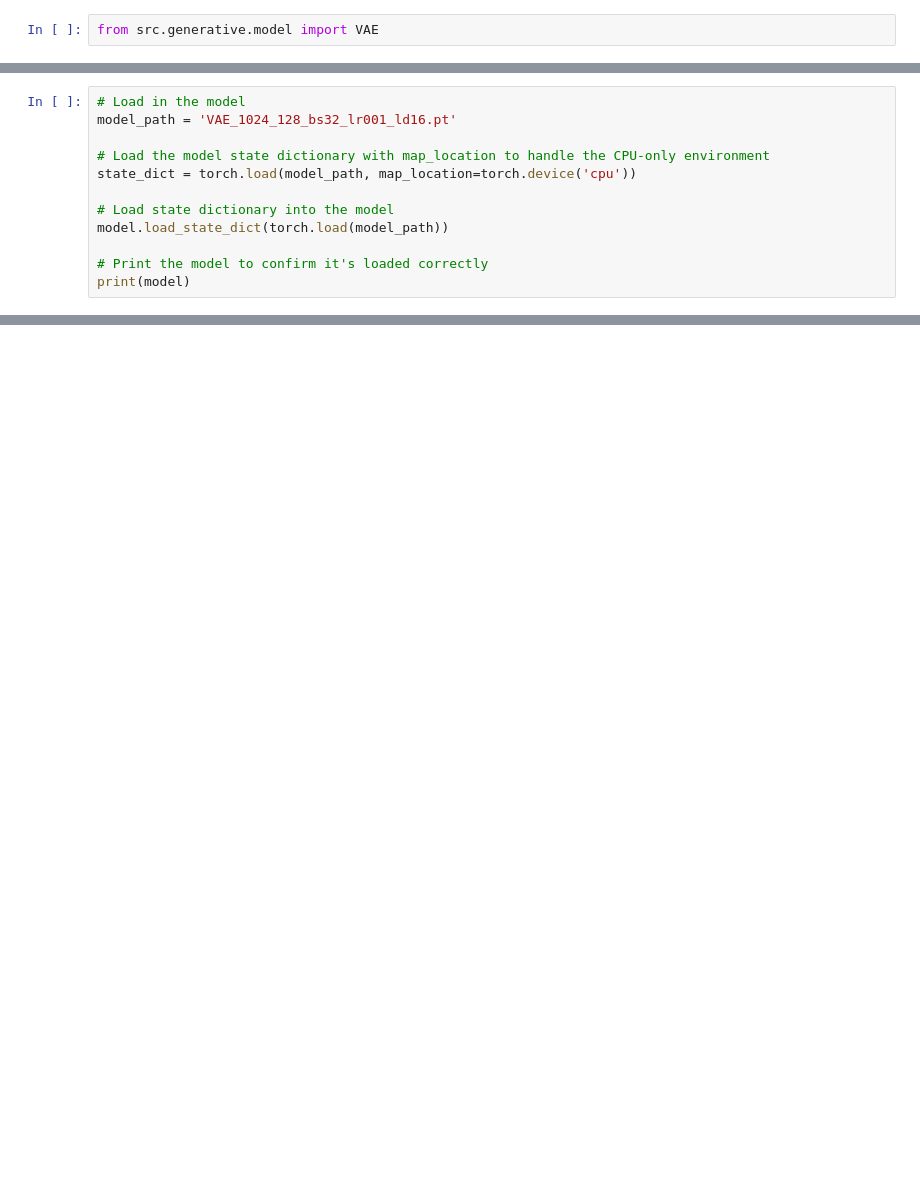
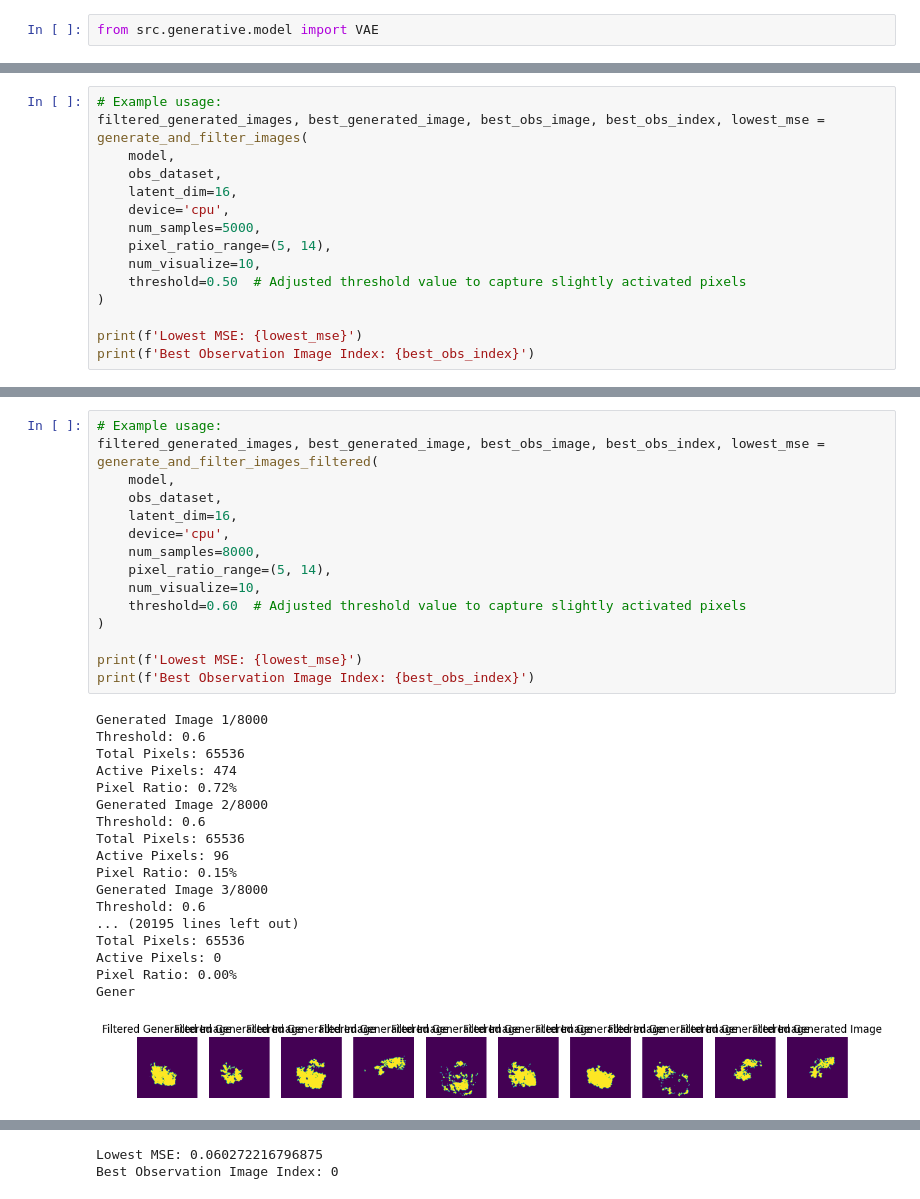
Before and after one commit to tjduu/wildfire-dl-da-forecasting, a Jupyter notebook: vae_image_selection.ipynb, the cells around one changed output, grey strips where cells are left out. Cells and saved outputs as stored; diff of their text form; blank space fills up the shorter version.

```diff
--- a/vae_image_selection.ipynb
+++ b/vae_image_selection.ipynb
@@ -109,12 +111,0 @@ model = VAE(input_image_dims=(1, 256, 256),
-# %%
-# Load in the model
-model_path = 'VAE_1024_128_bs32_lr001_ld16.pt'
-
-# Load the model state dictionary with map_location to handle the CPU-only environment
-state_dict = torch.load(model_path, map_location=torch.device('cpu'))
-
-# Load state dictionary into the model
-model.load_state_dict(torch.load(model_path))
-
-# Print the model to confirm it's loaded correctly
-print(model)
@@ -235,0 +261,15 @@ def best_obs_mse_image(autoencoder, obs_dataset_path, num_generated=500, latent_
+# %%
+# Example usage:
+filtered_generated_images, best_generated_image, best_obs_image, best_obs_index, lowest_mse = generate_and_filter_images(
+    model,
+    obs_dataset,
+    latent_dim=16,
+    device='cpu',
+    num_samples=5000,
+    pixel_ratio_range=(5, 14),
+    num_visualize=10,
+    threshold=0.50  # Adjusted threshold value to capture slightly activated pixels
+)
+
+print(f'Lowest MSE: {lowest_mse}')
+print(f'Best Observation Image Index: {best_obs_index}')
@@ -235,0 +423,34 @@ def best_obs_mse_image(autoencoder, obs_dataset_path, num_generated=500, latent_
+# %%
+# Example usage:
+filtered_generated_images, best_generated_image, best_obs_image, best_obs_index, lowest_mse = generate_and_filter_images_filtered(
+    model,
+    obs_dataset,
+    latent_dim=16,
+    device='cpu',
+    num_samples=8000,
+    pixel_ratio_range=(5, 14),
+    num_visualize=10,
+    threshold=0.60  # Adjusted threshold value to capture slightly activated pixels
+)
+
+print(f'Lowest MSE: {lowest_mse}')
+print(f'Best Observation Image Index: {best_obs_index}')
+# %% [output]
+Generated Image 1/8000
+Threshold: 0.6
+Total Pixels: 65536
+Active Pixels: 474
+Pixel Ratio: 0.72%
+Generated Image 2/8000
+Threshold: 0.6
+Total Pixels: 65536
+Active Pixels: 96
+Pixel Ratio: 0.15%
+Generated Image 3/8000
+Threshold: 0.6
+... (20195 lines left out)
+Total Pixels: 65536
+Active Pixels: 0
+Pixel Ratio: 0.00%
+Gener
+[figure, added]
@@ -235,0 +458,2 @@ def best_obs_mse_image(autoencoder, obs_dataset_path, num_generated=500, latent_
+Lowest MSE: 0.060272216796875
+Best Observation Image Index: 0
```
Also changed, not shown: parts of 40 cells of this notebook.
